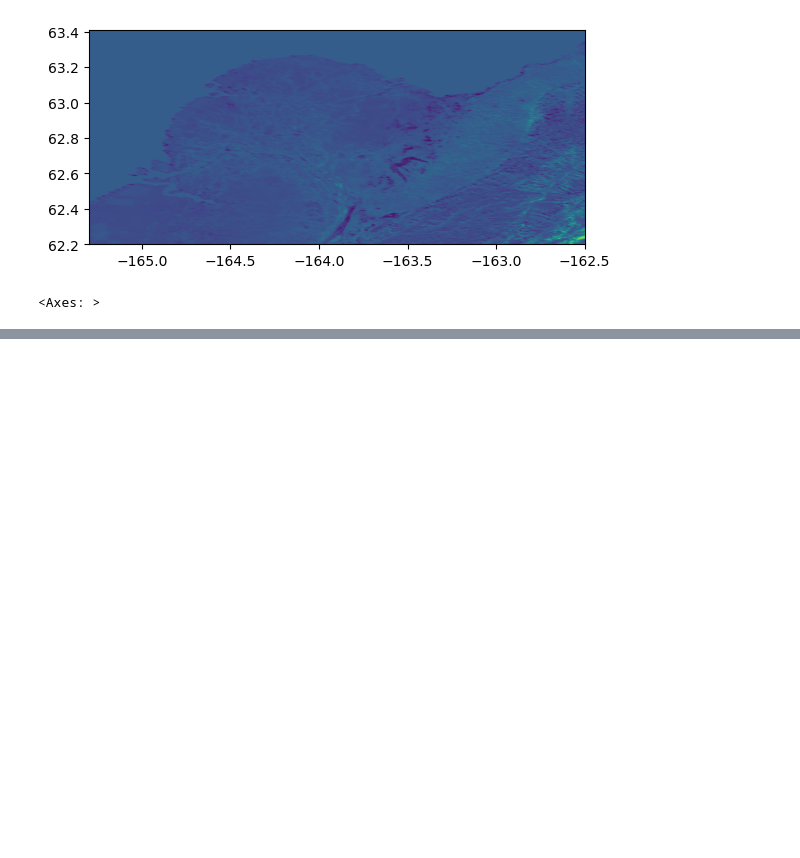
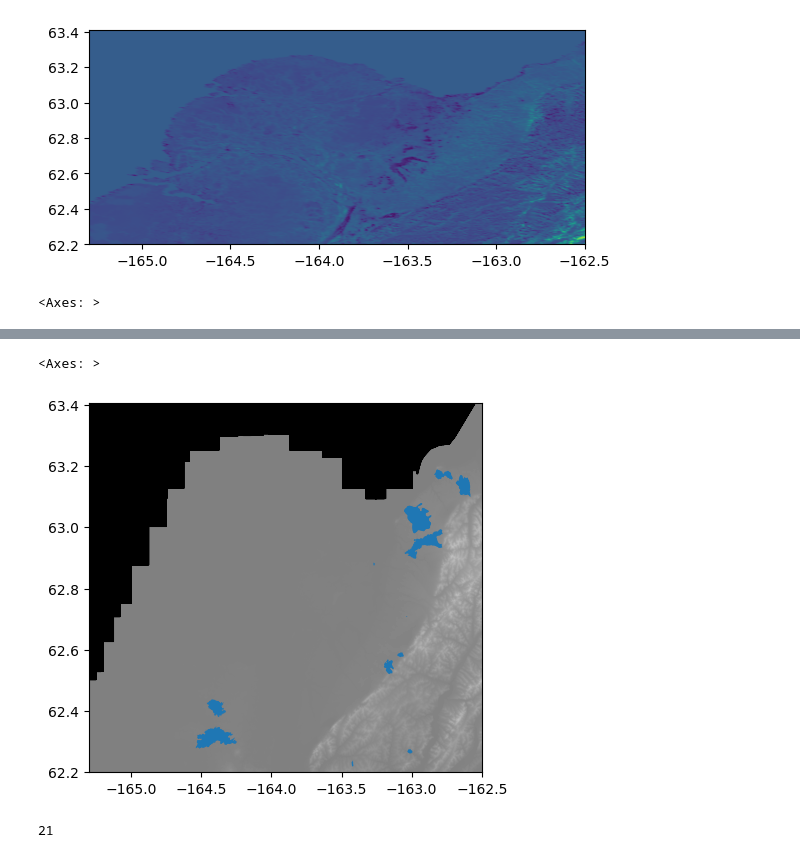
Before and after one commit to cmanna75/wildfire_susceptibility, a Jupyter notebook: Wildfire_Susceptibility.ipynb, the cells around one changed output, grey strips where cells are left out. Cells and saved outputs as stored; diff of their text form; code cells hidden in the pictures; blank space fills up the shorter version.

```diff
--- a/Wildfire_Susceptibility.ipynb
+++ b/Wildfire_Susceptibility.ipynb
@@ -114,0 +122,25 @@ plt.show()
+# %%
+min_x = Elev.bounds[0]
+max_x = Elev.bounds[2]
+min_y = Elev.bounds[1]
+max_y = Elev.bounds[3]
+
+
+
+
+bbox = box(min_x, min_y, max_x, max_y)
+
+wildfire_points_roi = wildfire_points[wildfire_points.geometry.within(bbox)]
+#test
+f, ax = plt.subplots()
+show(Elev, ax = ax, cmap = 'gray', vmin=-1000,vmax=1000)
+wildfire_points_roi.plot(ax = ax)
+#test.plot()
+#plt.show()
+# %% [output]
+<Axes: >
+[figure, added]
+# %%
+print(len(wildfire_points_roi))
+# %% [output]
+21
```
Also changed, not shown: parts of 9 cells of this notebook.
